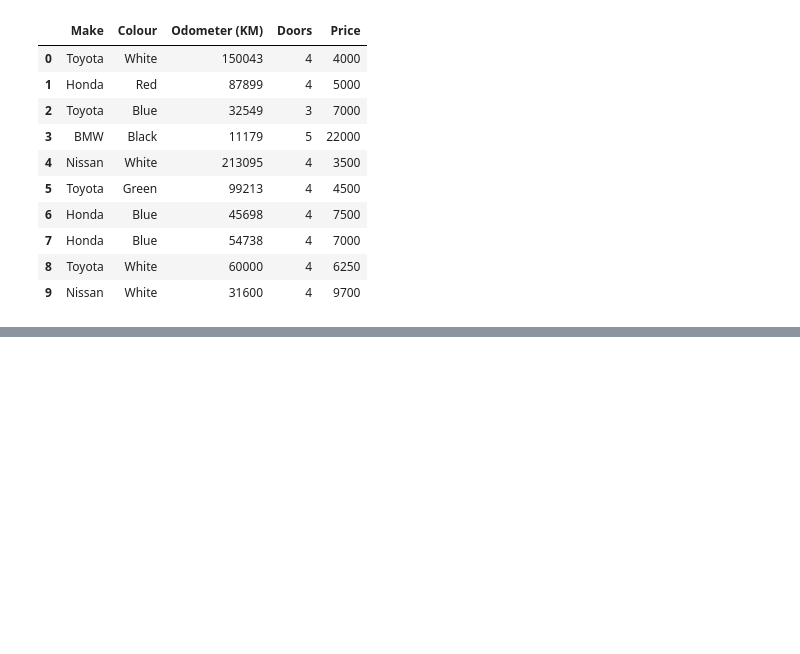
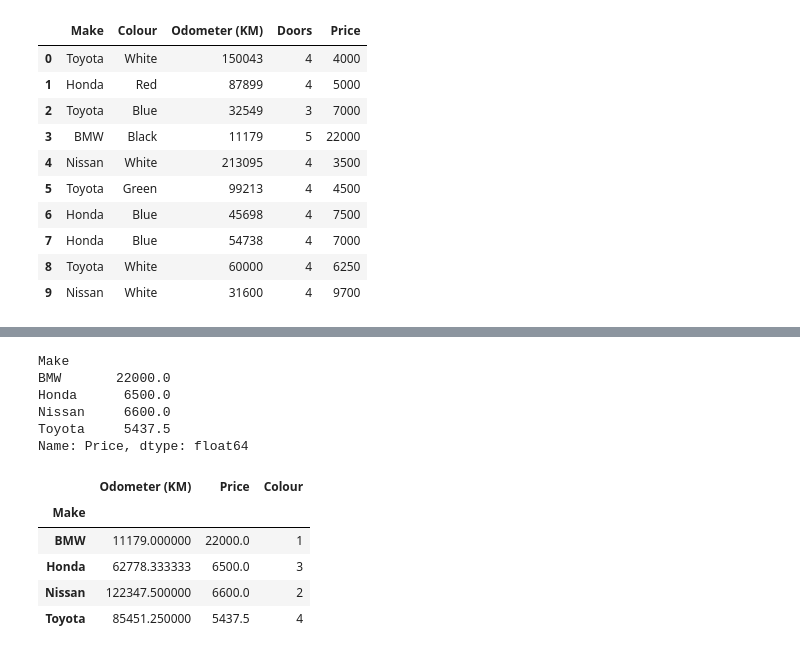
Before and after one commit to kamariban/machine-learning, a Jupyter notebook: pandas-exercises.ipynb, the cells around one changed output, grey strips where cells are left out. Saved outputs shown, nothing was run; the diff lists cells and outputs as text; code cells hidden in the pictures; blank space fills up the shorter version.

```diff
--- a/pandas-exercises.ipynb
+++ b/pandas-exercises.ipynb
@@ -399,0 +401,26 @@ sort_select[["Make","Price"]]
+# %%
+new_df = car_df.groupby("Make")["Price"].mean(numeric_only=True)
+
+new_df
+# %% [output]
+Make
+BMW       22000.0
+Honda      6500.0
+Nissan     6600.0
+Toyota     5437.5
+Name: Price, dtype: float64
+# %%
+ex_1 = car_df.groupby("Make").agg({
+   "Odometer (KM)" : 'mean',
+   "Price": 'mean',
+   "Colour": 'count'
+})
+
+ex_1
+# %% [output]
+|  | Odometer (KM) | Price | Colour |
+| Make |  |  |  |
+| BMW | 11179.000000 | 22000.0 | 1 |
+| Honda | 62778.333333 | 6500.0 | 3 |
+| Nissan | 122347.500000 | 6600.0 | 2 |
+| Toyota | 85451.250000 | 5437.5 | 4 |
```
Also changed, not shown: parts of 6 cells of this notebook.
